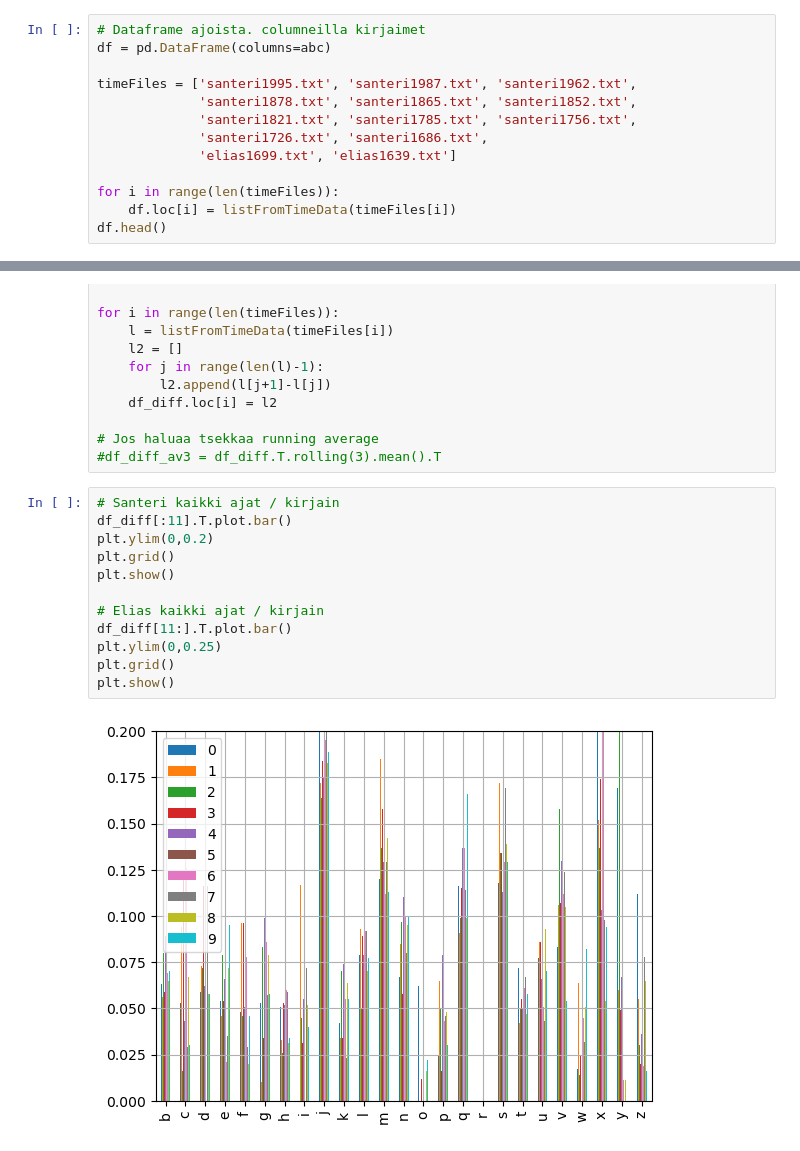
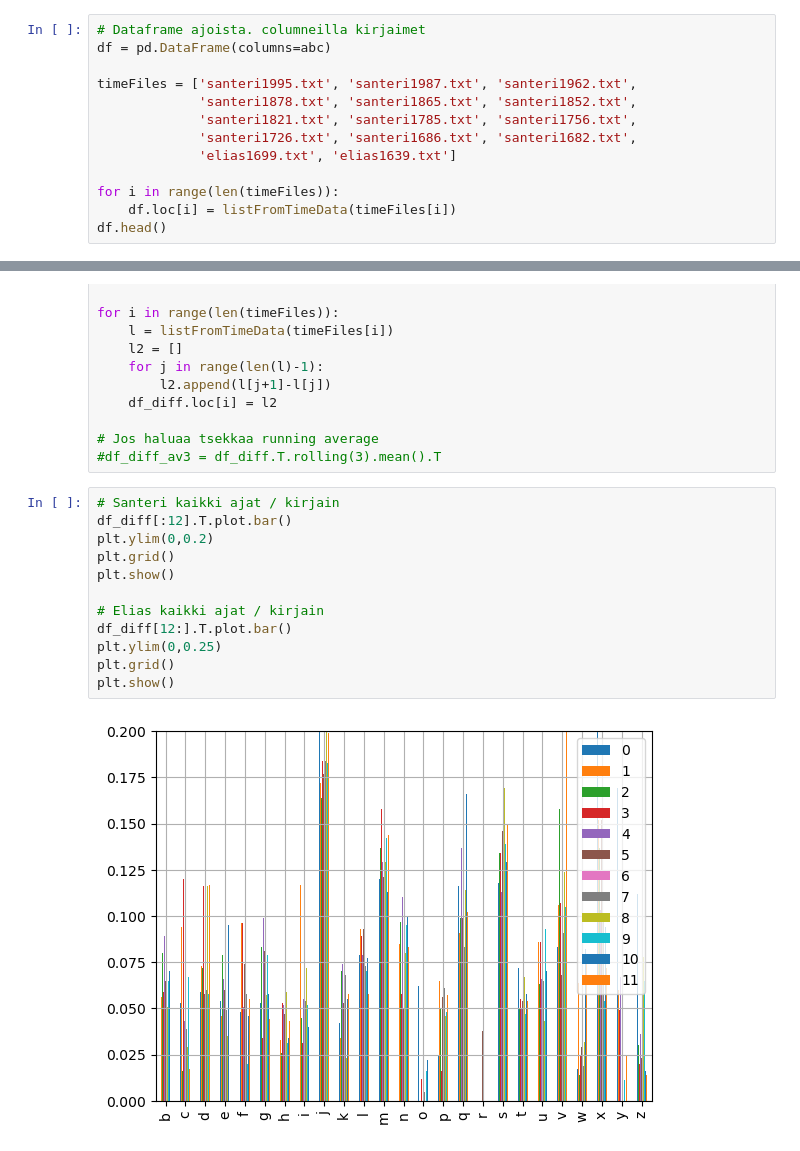
Before and after one commit to sansalv/abc-analyysi, a Jupyter notebook: abc_analyysi.ipynb, the cells around one changed output, grey strips where cells are left out. Drawn from its saved outputs; the diff is of its cells as text.

Commit message:
Lisätty Santerin pb ja päivitetty .ipynb tiedosto

```diff
--- a/abc_analyysi.ipynb
+++ b/abc_analyysi.ipynb
@@ -26,7 +26,7 @@ df = pd.DataFrame(columns=abc)
 timeFiles = ['santeri1995.txt', 'santeri1987.txt', 'santeri1962.txt',
              'santeri1878.txt', 'santeri1865.txt', 'santeri1852.txt',
              'santeri1821.txt', 'santeri1785.txt', 'santeri1756.txt',
-             'santeri1726.txt', 'santeri1686.txt',
+             'santeri1726.txt', 'santeri1686.txt', 'santeri1682.txt',
              'elias1699.txt', 'elias1639.txt']
 
 for i in range(len(timeFiles)):
@@ -95,18 +95,18 @@ for i in range(len(timeFiles)):
 #df_diff_av3 = df_diff.T.rolling(3).mean().T
 # %%
 # Santeri kaikki ajat / kirjain
-df_diff[:11].T.plot.bar()
+df_diff[:12].T.plot.bar()
 plt.ylim(0,0.2)
 plt.grid()
 plt.show()
 
 # Elias kaikki ajat / kirjain
-df_diff[11:].T.plot.bar()
+df_diff[12:].T.plot.bar()
 plt.ylim(0,0.25)
 plt.grid()
 plt.show()
 # %% [output]
-[figure, old version]
+[figure, new version]
 [figure]
 # %%
 # Santeri vs Elias keskiarvoaika/kirjain
```
Also changed, not shown: parts of 4 cells of this notebook, 1 other file.
